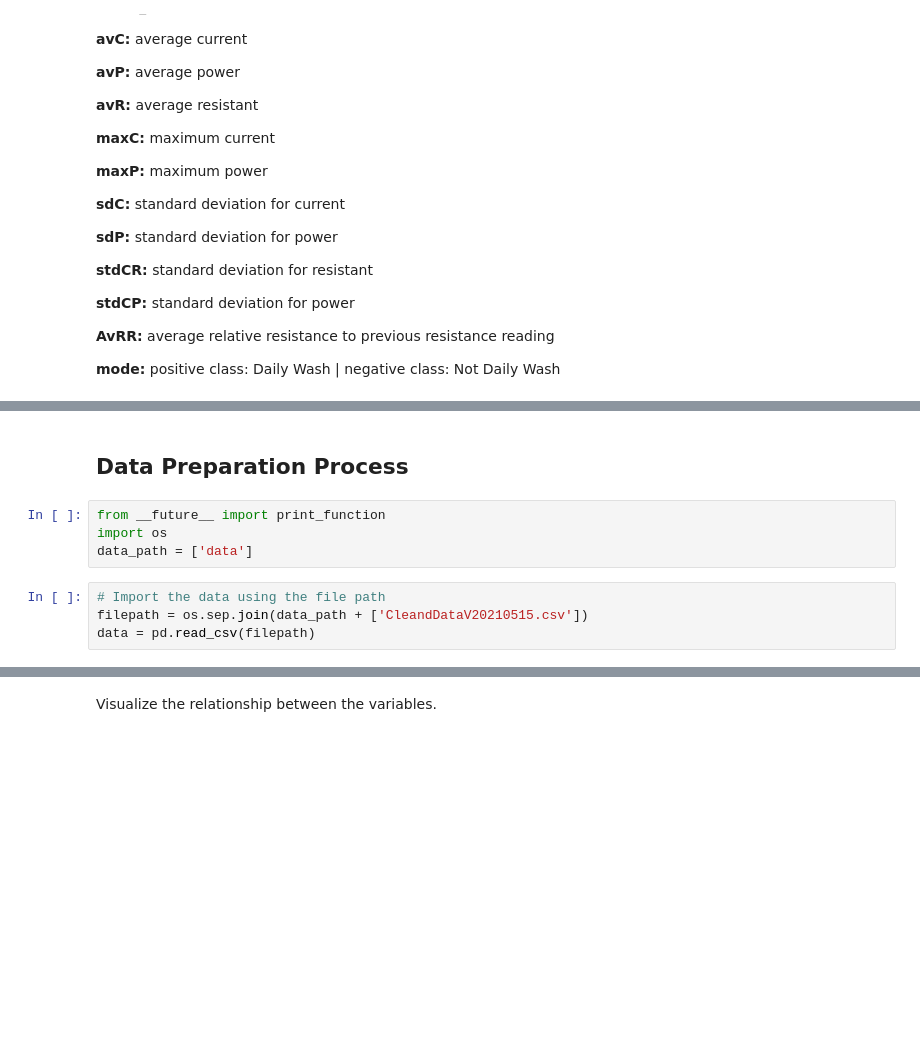
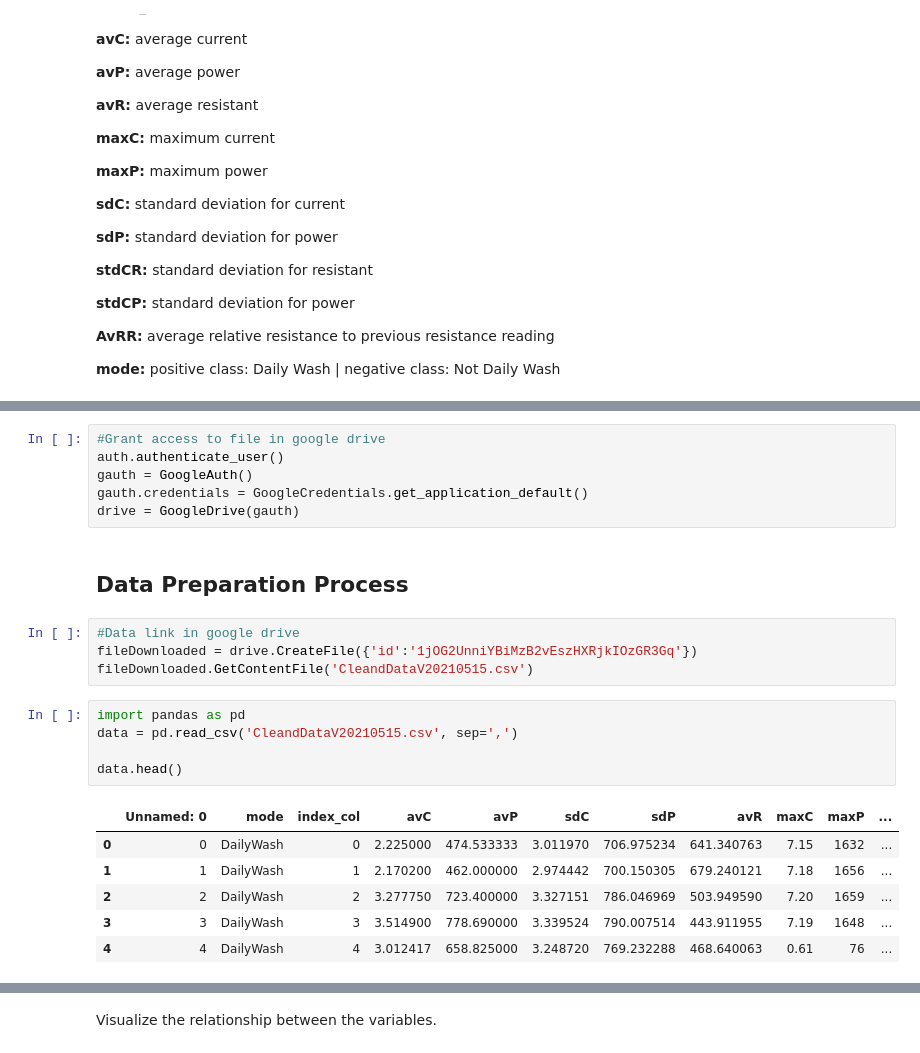
Before and after one commit to absolutemocha/sdaai, a Jupyter notebook: C2329C_AY2022_T3_CWF_Lim_Zhao_Hong.ipynb, the cells around one changed output, grey strips where cells are left out. Drawn from its saved outputs; the diff is of its cells as text; blank space fills up the shorter version.

```diff
--- a/C2329C_AY2022_T3_CWF_Lim_Zhao_Hong.ipynb
+++ b/C2329C_AY2022_T3_CWF_Lim_Zhao_Hong.ipynb
@@ -44,12 +50,26 @@ import matplotlib.pyplot as plt
+# %%
+#Grant access to file in google drive
+auth.authenticate_user()
+gauth = GoogleAuth()
+gauth.credentials = GoogleCredentials.get_application_default()
+drive = GoogleDrive(gauth)
 # %% [markdown]
 ## Data Preparation Process
-# %%
-from __future__ import print_function
-import os
-data_path = ['data']
-# %%
-# Import the data using the file path
-filepath = os.sep.join(data_path + ['CleandDataV20210515.csv'])
-data = pd.read_csv(filepath)
+# %%
+#Data link in google drive
+fileDownloaded = drive.CreateFile({'id':'1jOG2UnniYBiMzB2vEszHXRjkIOzGR3Gq'})
+fileDownloaded.GetContentFile('CleandDataV20210515.csv')
+# %%
+import pandas as pd
+data = pd.read_csv('CleandDataV20210515.csv', sep=',')
+
+data.head()
+# %% [output]
+|  | Unnamed: 0 | mode | index_col | avC | avP | sdC | sdP | avR | maxC | maxP | ... |
+| 0 | 0 | DailyWash | 0 | 2.225000 | 474.533333 | 3.011970 | 706.975234 | 641.340763 | 7.15 | 1632 | ... |
+| 1 | 1 | DailyWash | 1 | 2.170200 | 462.000000 | 2.974442 | 700.150305 | 679.240121 | 7.18 | 1656 | ... |
+| 2 | 2 | DailyWash | 2 | 3.277750 | 723.400000 | 3.327151 | 786.046969 | 503.949590 | 7.20 | 1659 | ... |
+| 3 | 3 | DailyWash | 3 | 3.514900 | 778.690000 | 3.339524 | 790.007514 | 443.911955 | 7.19 | 1648 | ... |
+| 4 | 4 | DailyWash | 4 | 3.012417 | 658.825000 | 3.248720 | 769.232288 | 468.640063 | 0.61 | 76 | ... |
 # %%
 data.head(1).T
```
Also changed, not shown: parts of 11 cells of this notebook.
